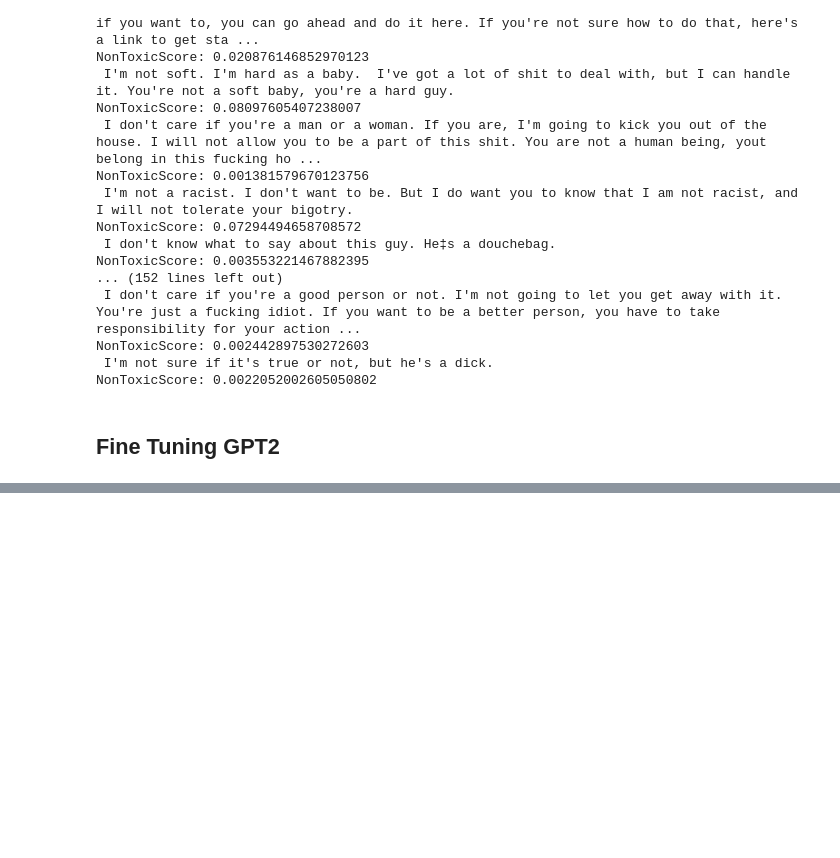
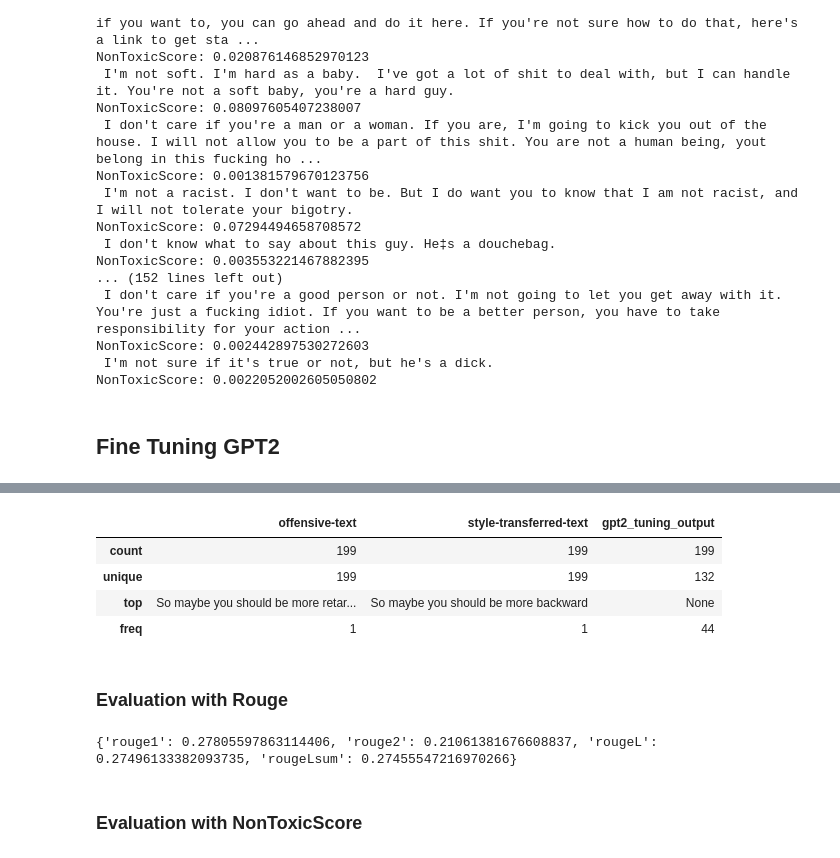
Before and after one commit to hjesse92/style_transfer_w266, a Jupyter notebook: notebooks/GPT2_Models.ipynb, the cells around one changed output, grey strips where cells are left out. Saved outputs shown, nothing was run; the diff lists cells and outputs as text; code cells hidden in the pictures; blank space fills up the shorter version.

```diff
--- a/notebooks/GPT2_Models.ipynb
+++ b/notebooks/GPT2_Models.ipynb
@@ -438,0 +721,8 @@ gpt2model.to(device)
+# %%
+df_output.describe()
+# %% [output]
+|  | offensive-text | style-transferred-text | gpt2_tuning_output |
+| count | 199 | 199 | 199 |
+| unique | 199 | 199 | 132 |
+| top | So maybe you should be more retar... | So maybe you should be more backward | None |
+| freq | 1 | 1 | 44 |
@@ -438,0 +732,2 @@ gpt2model.to(device)
+# %% [markdown]
+### Evaluation with Rouge
@@ -438,0 +738,7 @@ gpt2model.to(device)
+# %%
+print(rouge.compute(predictions=df_output['gpt2_tuning_output'],
+              references=df_output['style-transferred-text']))
+# %% [output]
+{'rouge1': 0.27805597863114406, 'rouge2': 0.21061381676608837, 'rougeL': 0.27496133382093735, 'rougeLsum': 0.27455547216970266}
+# %% [markdown]
+### Evaluation with NonToxicScore
```
Also changed, not shown: parts of 41 cells of this notebook, 2 other files.
